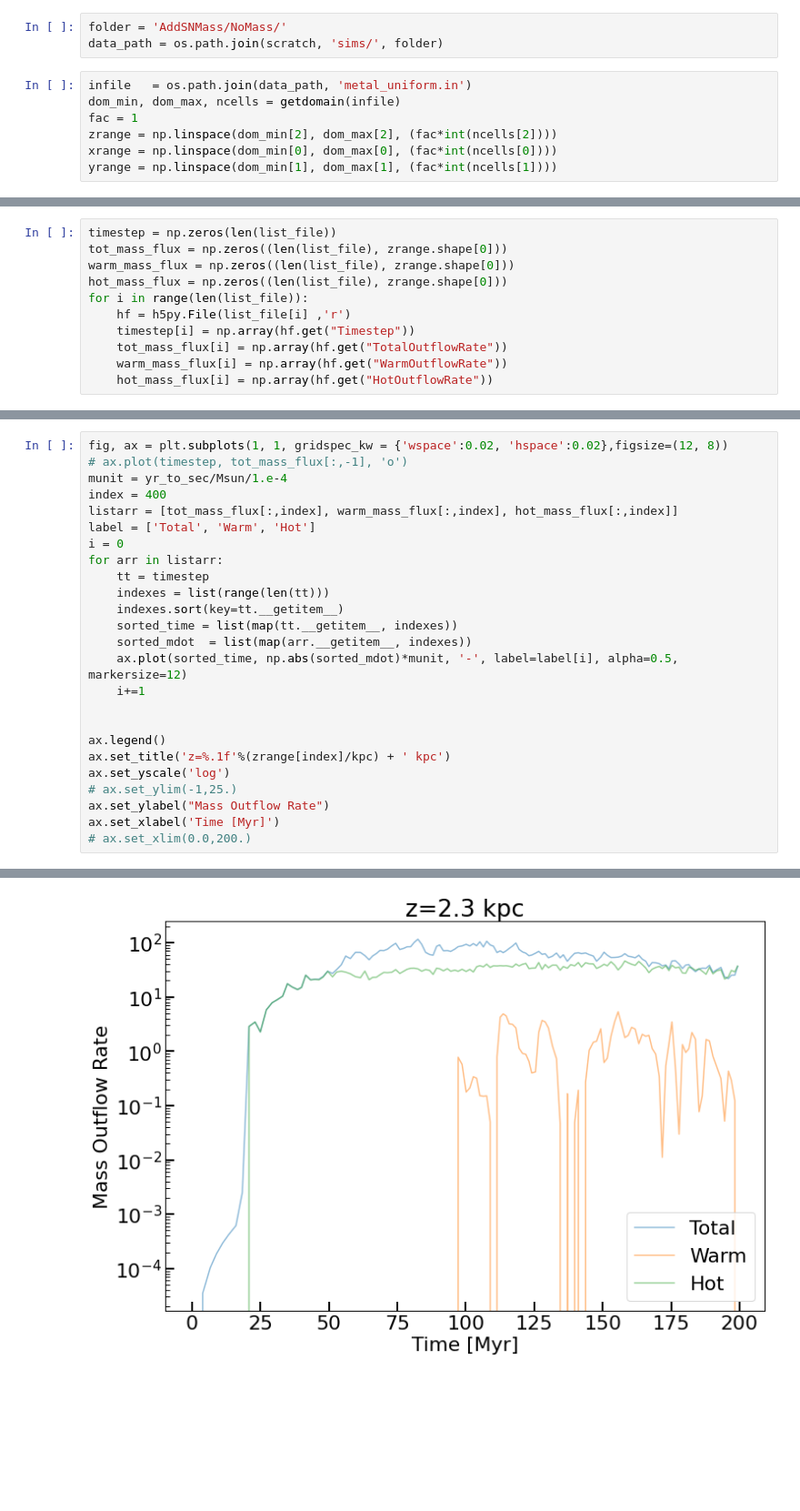
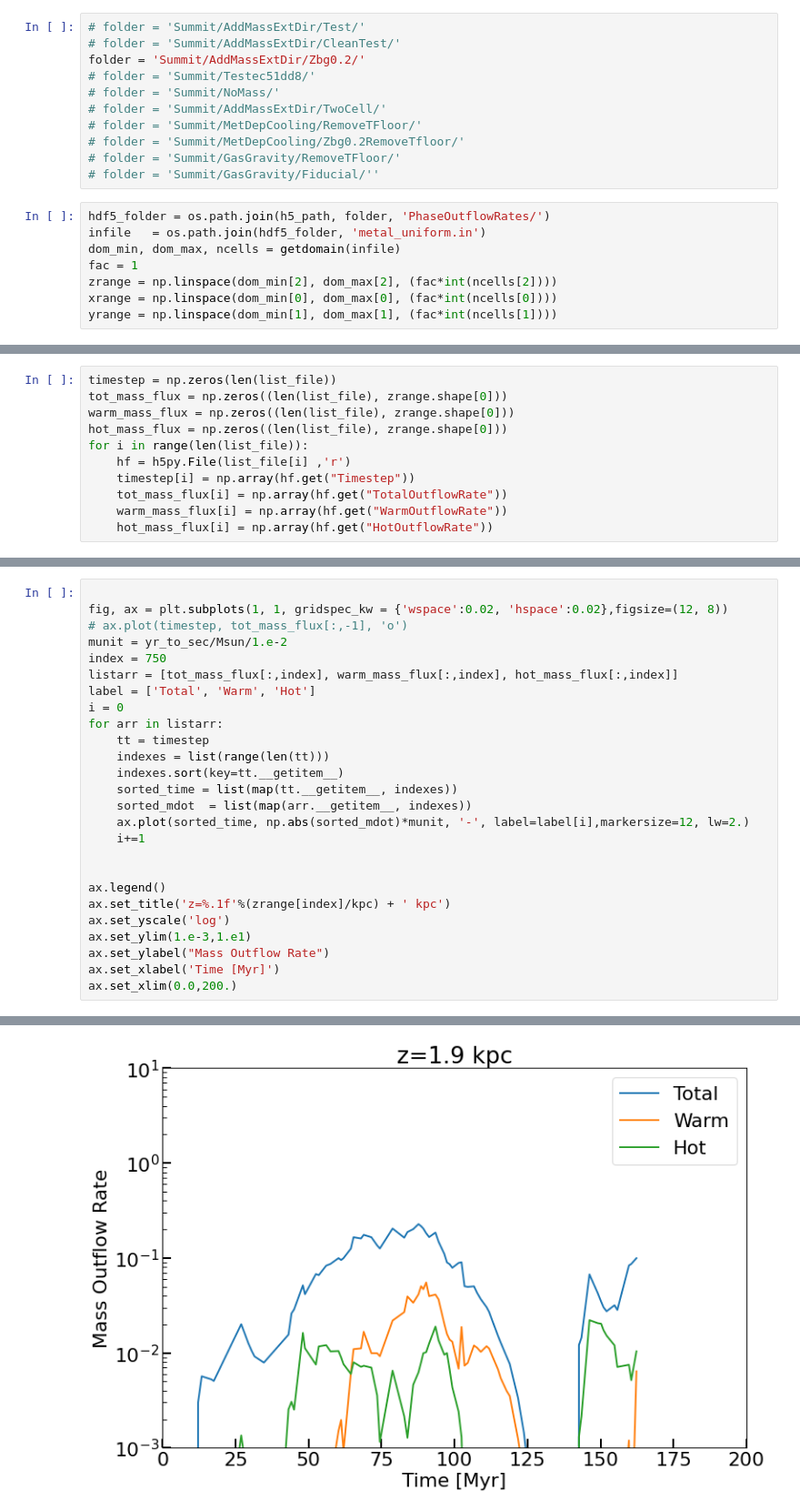
Before and after one commit to aditivijayan/qAnalysis, a Jupyter notebook: notebooks/mass_outflow.ipynb, the cells around one changed output, grey strips where cells are left out. Shown at 91% size. Cells and saved outputs as stored; diff of their text form; blank space fills up the shorter version.

Commit message:
files to reduce data for yifei

```diff
--- a/notebooks/mass_outflow.ipynb
+++ b/notebooks/mass_outflow.ipynb
@@ -6,10 +6,19 @@ from set_path import *
 from config import *
 from functions import *
 # %%
-folder = 'AddSNMass/NoMass/'
-data_path = os.path.join(scratch, 'sims/', folder)
+# folder = 'Summit/AddMassExtDir/Test/'
+# folder = 'Summit/AddMassExtDir/CleanTest/'
+folder = 'Summit/AddMassExtDir/Zbg0.2/'
+# folder = 'Summit/Testec51dd8/'
+# folder = 'Summit/NoMass/'
+# folder = 'Summit/AddMassExtDir/TwoCell/'
+# folder = 'Summit/MetDepCooling/RemoveTFloor/'
+# folder = 'Summit/MetDepCooling/Zbg0.2RemoveTfloor/'
+# folder = 'Summit/GasGravity/RemoveTFloor/'
+# folder = 'Summit/GasGravity/Fiducial/''
 # %%
-infile   = os.path.join(data_path, 'metal_uniform.in')
+hdf5_folder = os.path.join(h5_path, folder, 'PhaseOutflowRates/')
+infile   = os.path.join(hdf5_folder, 'metal_uniform.in')
 dom_min, dom_max, ncells = getdomain(infile)
 fac = 1
 zrange = np.linspace(dom_min[2], dom_max[2], (fac*int(ncells[2])))
@@ -34,8 +45,9 @@ for i in range(len(list_file)):
 # %%
+
 fig, ax = plt.subplots(1, 1, gridspec_kw = {'wspace':0.02, 'hspace':0.02},figsize=(12, 8))
 # ax.plot(timestep, tot_mass_flux[:,-1], 'o')
-munit = yr_to_sec/Msun/1.e-4
-index = 400
+munit = yr_to_sec/Msun/1.e-2
+index = 750
 listarr = [tot_mass_flux[:,index], warm_mass_flux[:,index], hot_mass_flux[:,index]]
 label = ['Total', 'Warm', 'Hot']
 i = 0
@@ -45,15 +57,15 @@ for arr in listarr:
     indexes.sort(key=tt.__getitem__)
     sorted_time = list(map(tt.__getitem__, indexes))
     sorted_mdot  = list(map(arr.__getitem__, indexes))
-    ax.plot(sorted_time, np.abs(sorted_mdot)*munit, '-', label=label[i], alpha=0.5, markersize=12)
+    ax.plot(sorted_time, np.abs(sorted_mdot)*munit, '-', label=label[i],markersize=12, lw=2.)
     i+=1
 
 
 ax.legend()
 ax.set_title('z=%.1f'%(zrange[index]/kpc) + ' kpc')
 ax.set_yscale('log')
-# ax.set_ylim(-1,25.)
+ax.set_ylim(1.e-3,1.e1)
 ax.set_ylabel("Mass Outflow Rate")
 ax.set_xlabel('Time [Myr]')
-# ax.set_xlim(0.0,200.)
+ax.set_xlim(0.0,200.)
 # %% [output]
@@ -61 +73 @@ Text(0.5, 0, 'Time [Myr]')
-[figure, old version]
+[figure, new version]
```
Also changed, not shown: parts of 11 cells of this notebook, 8 other files.
